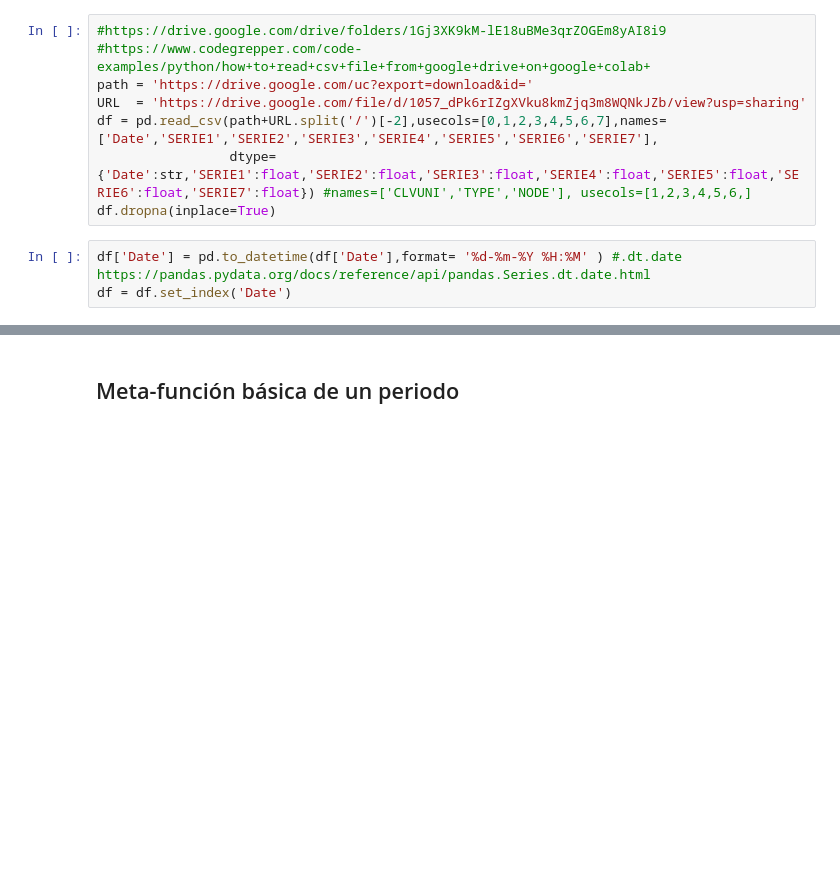
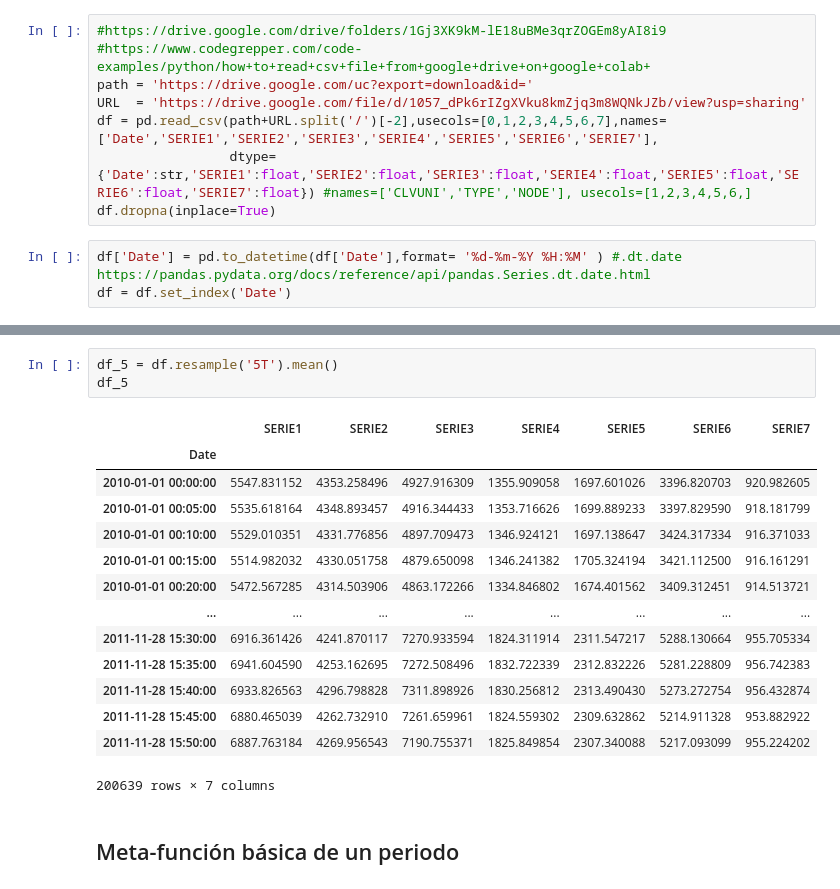
Before and after one commit to urieliram/statistical, a Jupyter notebook: ETL_minutes_to_five.ipynb, the cells around one changed output, grey strips where cells are left out. Saved outputs shown, nothing was run; the diff lists cells and outputs as text; blank space fills up the shorter version.

```diff
--- a/ETL_minutes_to_five.ipynb
+++ b/ETL_minutes_to_five.ipynb
@@ -25,3 +43,21 @@ print(df)
+# %%
+df_5 = df.resample('5T').mean()
+df_5
+# %% [output]
+|  | SERIE1 | SERIE2 | SERIE3 | SERIE4 | SERIE5 | SERIE6 | SERIE7 |
+| Date |  |  |  |  |  |  |  |
+| 2010-01-01 00:00:00 | 5547.831152 | 4353.258496 | 4927.916309 | 1355.909058 | 1697.601026 | 3396.820703 | 920.982605 |
+| 2010-01-01 00:05:00 | 5535.618164 | 4348.893457 | 4916.344433 | 1353.716626 | 1699.889233 | 3397.829590 | 918.181799 |
+| 2010-01-01 00:10:00 | 5529.010351 | 4331.776856 | 4897.709473 | 1346.924121 | 1697.138647 | 3424.317334 | 916.371033 |
+| 2010-01-01 00:15:00 | 5514.982032 | 4330.051758 | 4879.650098 | 1346.241382 | 1705.324194 | 3421.112500 | 916.161291 |
+| 2010-01-01 00:20:00 | 5472.567285 | 4314.503906 | 4863.172266 | 1334.846802 | 1674.401562 | 3409.312451 | 914.513721 |
+| ... | ... | ... | ... | ... | ... | ... | ... |
+| 2011-11-28 15:30:00 | 6916.361426 | 4241.870117 | 7270.933594 | 1824.311914 | 2311.547217 | 5288.130664 | 955.705334 |
+| 2011-11-28 15:35:00 | 6941.604590 | 4253.162695 | 7272.508496 | 1832.722339 | 2312.832226 | 5281.228809 | 956.742383 |
+| 2011-11-28 15:40:00 | 6933.826563 | 4296.798828 | 7311.898926 | 1830.256812 | 2313.490430 | 5273.272754 | 956.432874 |
+| 2011-11-28 15:45:00 | 6880.465039 | 4262.732910 | 7261.659961 | 1824.559302 | 2309.632862 | 5214.911328 | 953.882922 |
+| 2011-11-28 15:50:00 | 6887.763184 | 4269.956543 | 7190.755371 | 1825.849854 | 2307.340088 | 5217.093099 | 955.224202 |
+200639 rows × 7 columns
 # %% [markdown]
 ## Meta-función básica de un periodo
 # %%
```
Also changed, not shown: parts of 1 cell of this notebook.
